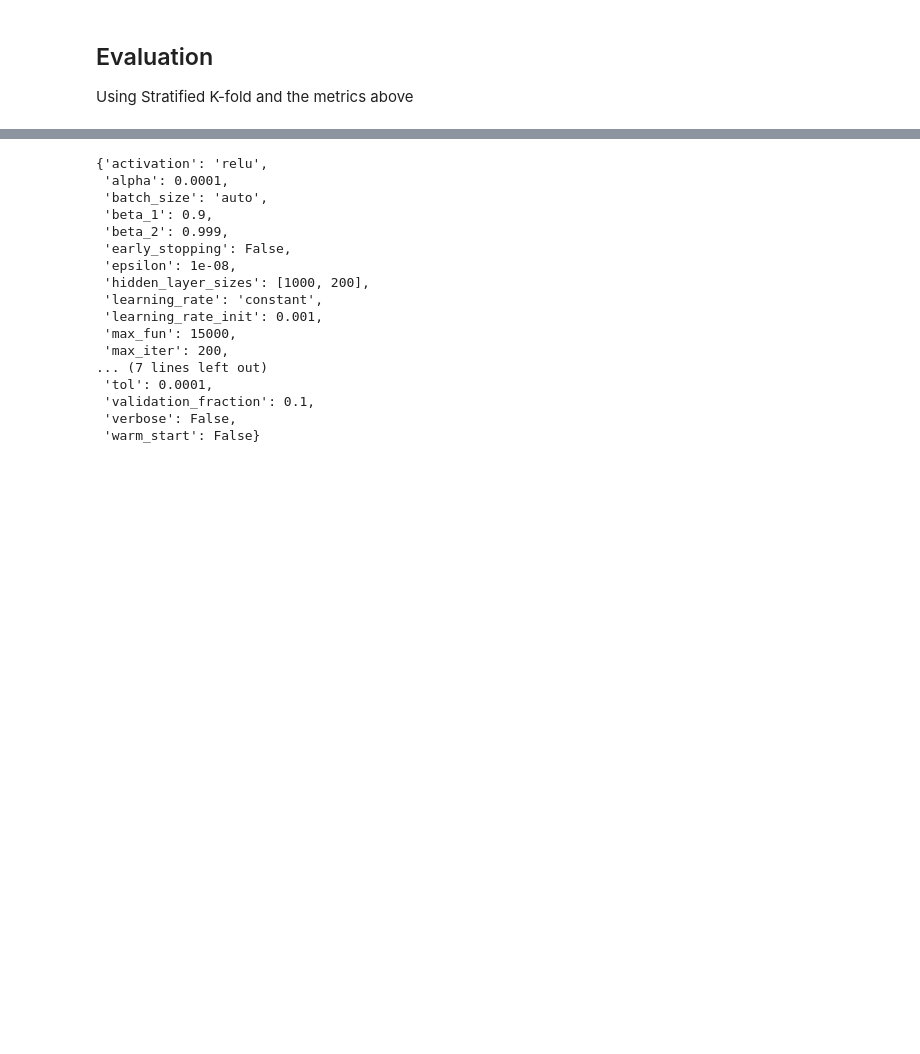
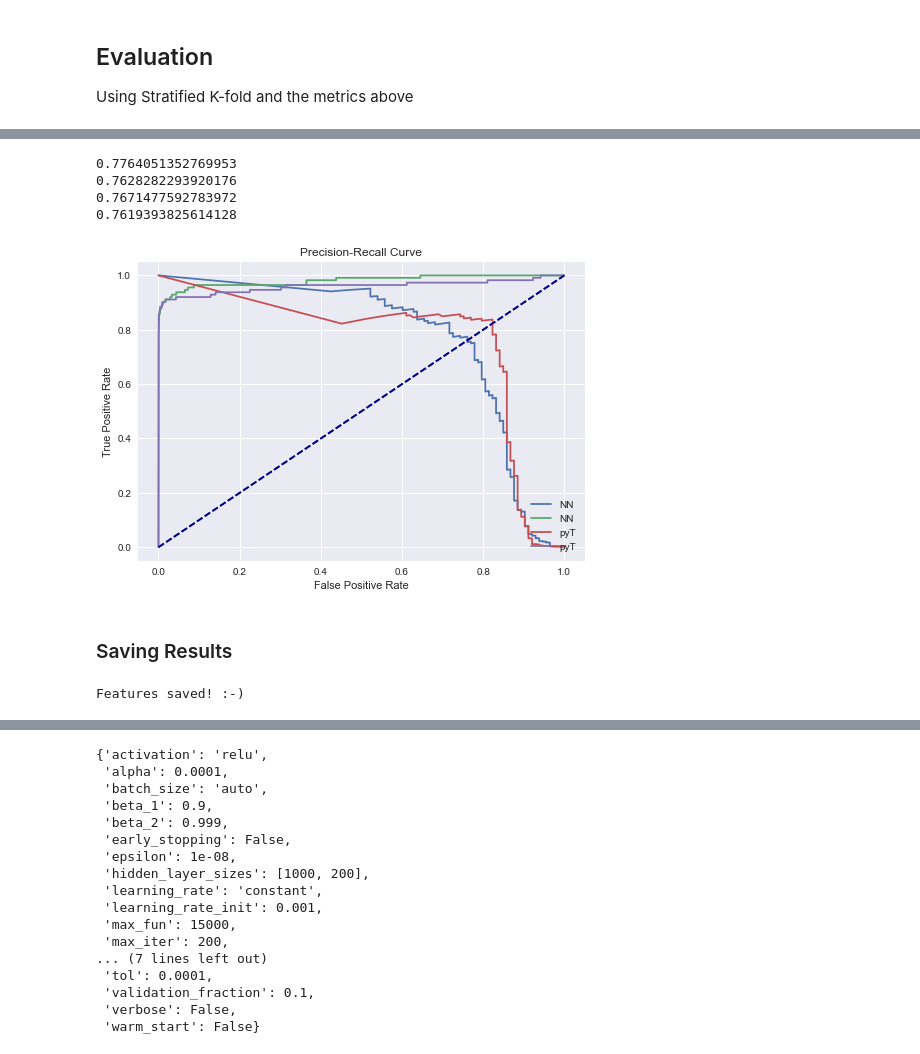
Before and after one commit to bjarnemu/aml2021finalproject, a Jupyter notebook: krog_pytorch.ipynb, the cells around one changed output, grey strips where cells are left out. Drawn from its saved outputs; the diff is of its cells as text; code cells hidden in the pictures; blank space fills up the shorter version.

```diff
--- a/krog_pytorch.ipynb
+++ b/krog_pytorch.ipynb
@@ -394,0 +504,31 @@ plt.plot(history.history['val_loss'], label="val loss")
+# %%
+create_pr_curve(nn_preds['all'], y_all_test, label="NN", title="Precision-Recall Curve")
+create_roc_curve(nn_preds['all'], y_all_test, label="NN", title="Precision-Recall Curve")
+
+create_pr_curve(py_preds['all'], y_all_test, label="pyT", title="Precision-Recall Curve")
+create_roc_curve(py_preds['all'], y_all_test, label="pyT", title="Precision-Recall Curve")
+
+print(AUC_PR(nn_preds['all'], y_all_test))
+
+print(AUC_PR(py_preds['all'],y_all_test))
+print(AUC_PR(py_preds['median'],y_median_test))
+print(AUC_PR(py_preds['perm'],y_perm_test))
+# %% [output]
+0.7764051352769953
+0.7628282293920176
+0.7671477592783972
+0.7619393825614128
+[figure, added]
+# %% [markdown]
+### Saving Results
+# %%
+model_predictions = {
+    'dum' : dum_preds,
+    'lrg' : lrg_preds,
+    'mlp' : mlp_preds,
+    'rfc' : rfc_preds,
+    'nbc' : nbc_preds,
+}
+#save_features(model_predictions, filename="sklearn_predictions")
+# %% [output]
+Features saved! :-)
```
Also changed, not shown: parts of 43 cells of this notebook, 1 other file.
